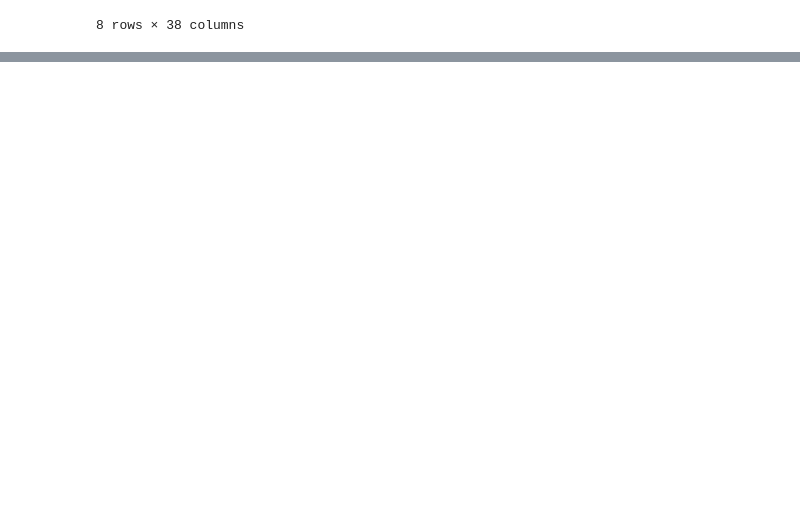
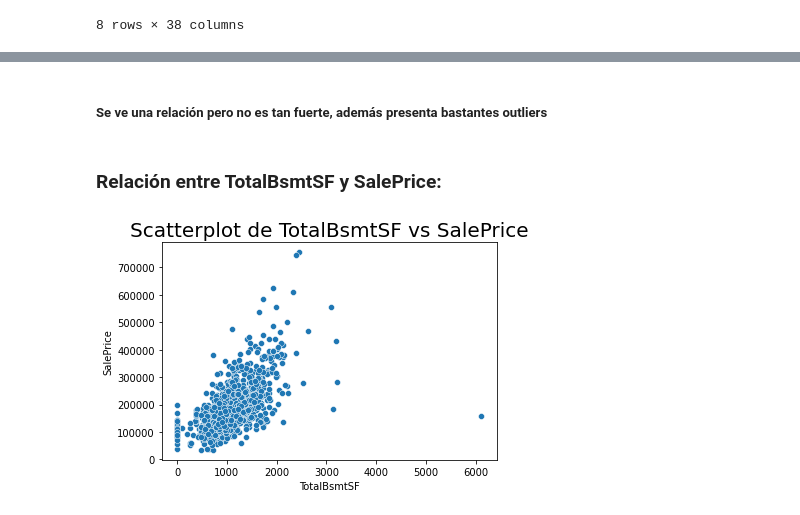
Before and after one commit to soyHenry/Datathon, a Jupyter notebook: Housing Dreams/eda.ipynb, the cells around one changed output, grey strips where cells are left out. Drawn from its saved outputs; the diff is of its cells as text; code cells hidden in the pictures; blank space fills up the shorter version.

```diff
--- a/Housing Dreams/eda.ipynb
+++ b/Housing Dreams/eda.ipynb
@@ -108,0 +136,11 @@ px.box(df_train,y="SalePrice", x="TotRmsAbvGrd")
+# %% [markdown]
+##### Se ve una relación pero no es tan fuerte, además presenta bastantes outliers
+# %% [markdown]
+### Relación entre TotalBsmtSF y SalePrice:
+# %%
+#TotalBsmtSF: Total square feet of basement area
+sns.scatterplot(y="SalePrice", x="TotalBsmtSF", data=df_train)
+plt.title("Scatterplot de TotalBsmtSF vs SalePrice", fontsize=20)
+plt.show()
+# %% [output]
+[figure, added]
```
Also changed, not shown: parts of 71 cells of this notebook.
